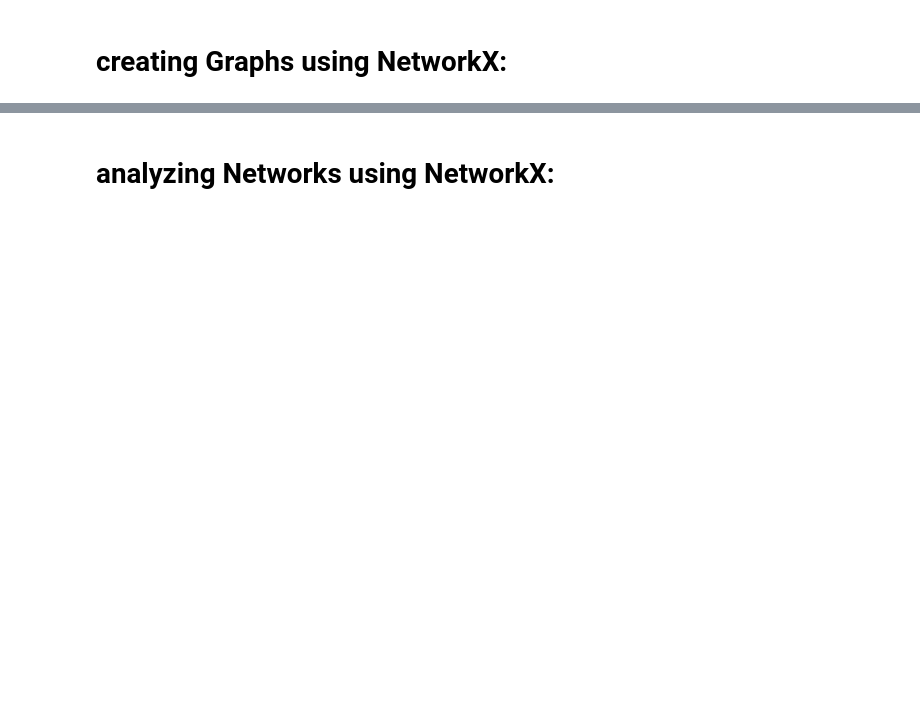
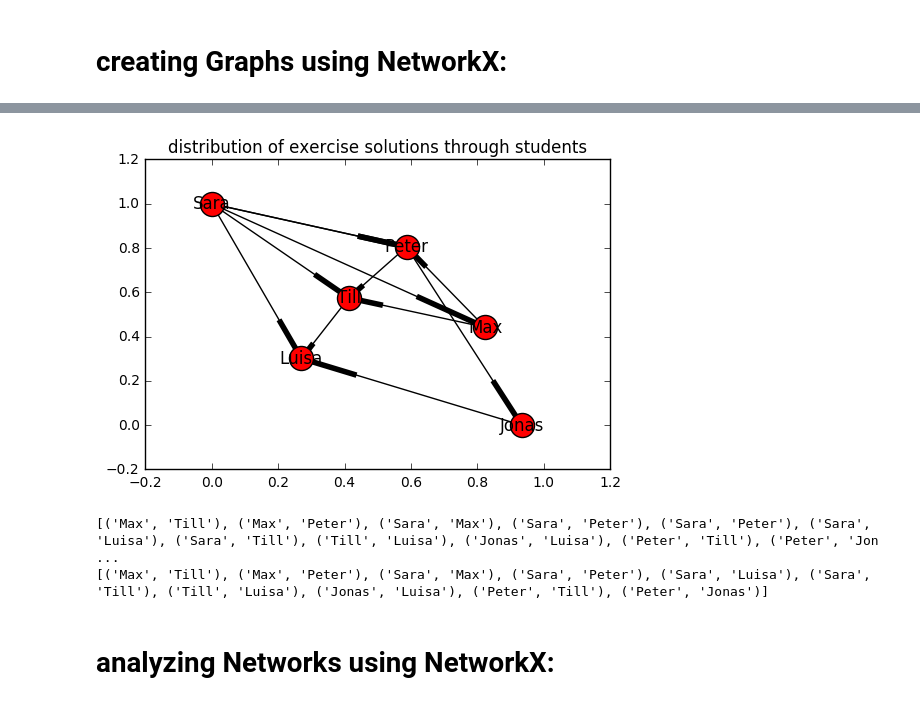
Before and after one commit to AuelJonas/IgraphNetworkXIntroduction, a Jupyter notebook: NetworkX/NetworkX.ipynb, the cells around one changed output, grey strips where cells are left out. Saved outputs shown, nothing was run; the diff lists cells and outputs as text; code cells hidden in the pictures; blank space fills up the shorter version.

```diff
--- a/NetworkX/NetworkX.ipynb
+++ b/NetworkX/NetworkX.ipynb
@@ -46,14 +60,18 @@ plt.show()
 # %%
-# Multigraph:
+# MultiDigraph:
 J = nx.MultiDiGraph()
-###
-###
-###
+J.add_edges_from(I.edges())
+J.add_edge("Sara", "Peter")
+I.add_edge("Sara", "Peter")
 nx.draw_networkx(J)
 plt.title("distribution of exercise solutions through students")
 plt.show()
 print(J.edges())
 print(I.edges())
+# %% [output]
+[figure, added]
+[('Max', 'Till'), ('Max', 'Peter'), ('Sara', 'Max'), ('Sara', 'Peter'), ('Sara', 'Peter'), ('Sara', 'Luisa'), ('Sara', 'Till'), ('Till', 'Luisa'), ('Jonas', 'Luisa'), ('Peter', 'Till'), ('Peter', 'Jon ...
+[('Max', 'Till'), ('Max', 'Peter'), ('Sara', 'Max'), ('Sara', 'Peter'), ('Sara', 'Luisa'), ('Sara', 'Till'), ('Till', 'Luisa'), ('Jonas', 'Luisa'), ('Peter', 'Till'), ('Peter', 'Jonas')]
 # %% [markdown]
 # analyzing Networks using NetworkX:
 # %%
```
Also changed, not shown: parts of 9 cells of this notebook, 1 other file.
